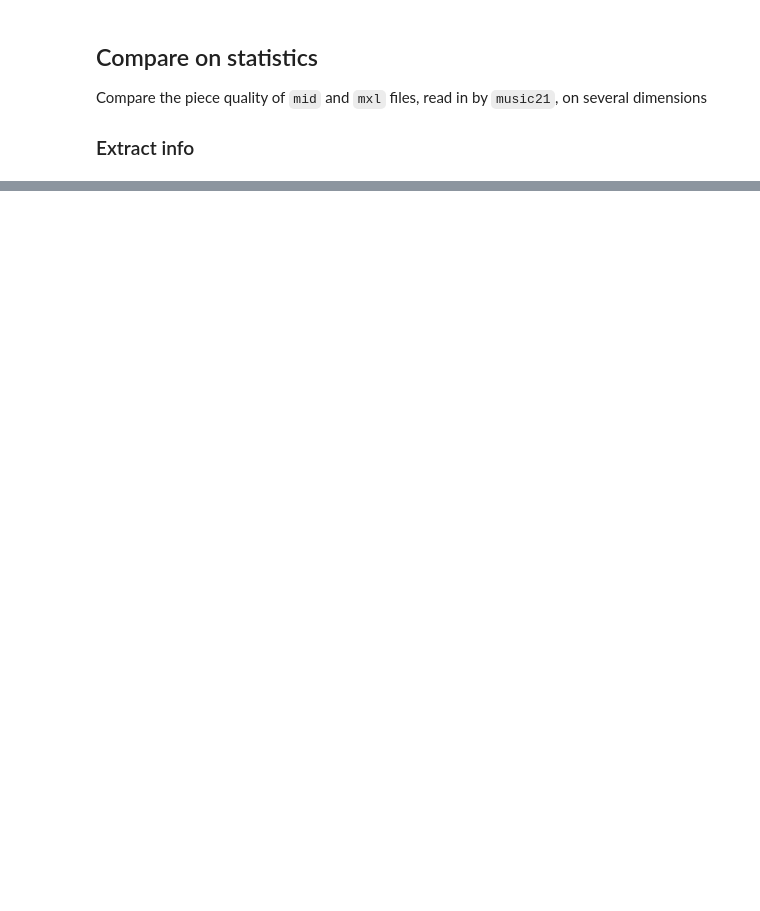
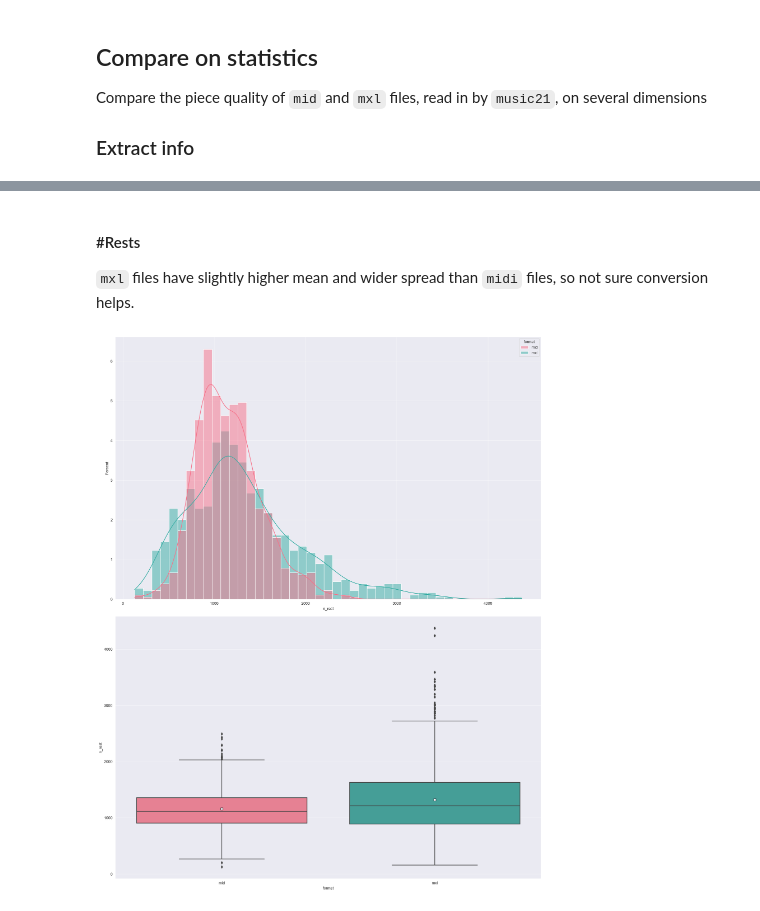
Before and after one commit to StefanHeng/Symbolic-Music-Generation, a Jupyter notebook: notebook/pre_process/midi_or_mxl.ipynb, the cells around one changed output, grey strips where cells are left out. Saved outputs shown, nothing was run; the diff lists cells and outputs as text; code cells hidden in the pictures; blank space fills up the shorter version.

```diff
--- a/notebook/pre_process/midi_or_mxl.ipynb
+++ b/notebook/pre_process/midi_or_mxl.ipynb
@@ -57,0 +80,8 @@ sns.histplot(data=df, x='n_notes', hue='format', stat='percent', kde=True, palet
+# %% [markdown]
+#### #Rests
+
+`mxl` files have slightly higher mean and wider spread than `midi` files, so not sure conversion helps.
+# %%
+side_by_side_plot(df=df, aspect='n_rest');
+# %% [output]
+[figure, added]
```
Also changed, not shown: parts of 21 cells of this notebook, 3 other files.
